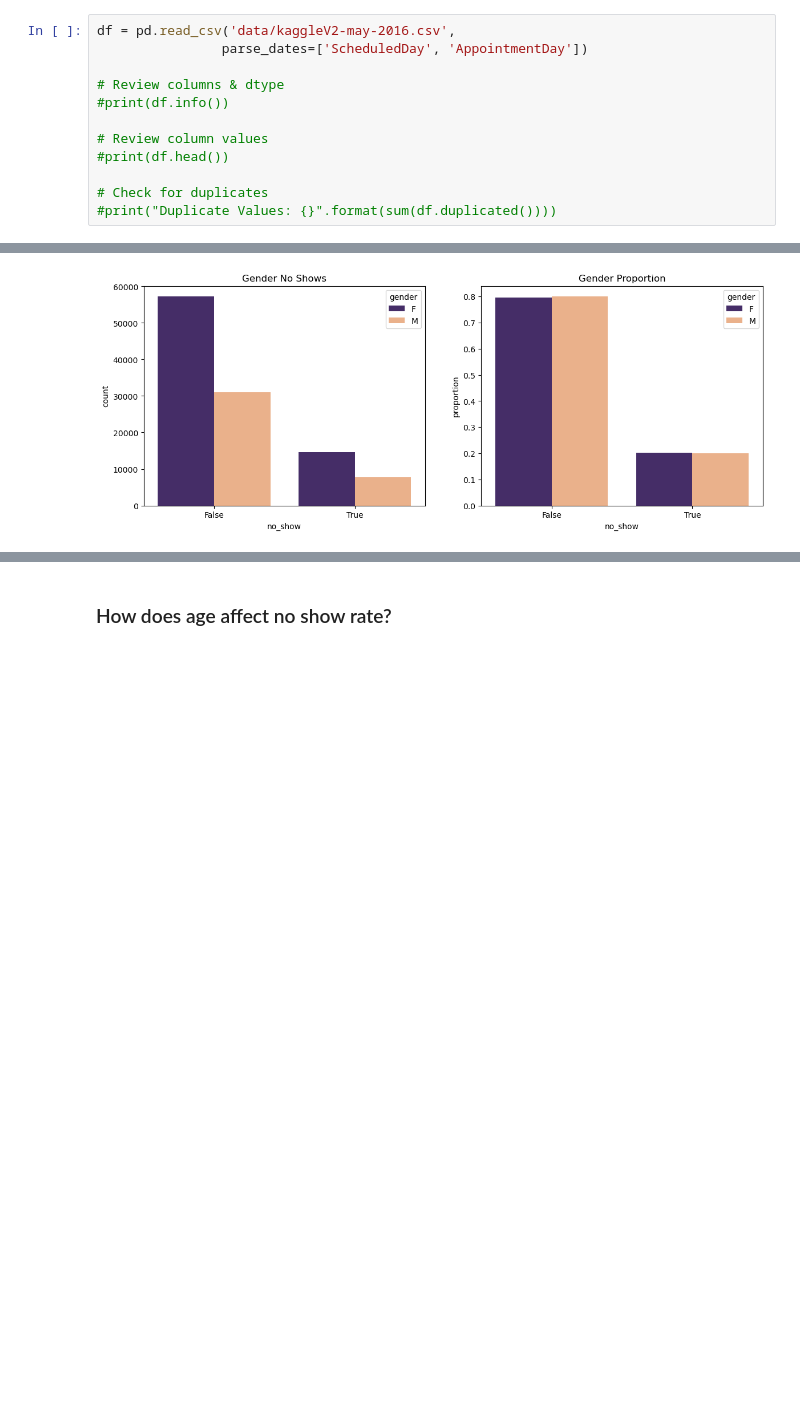
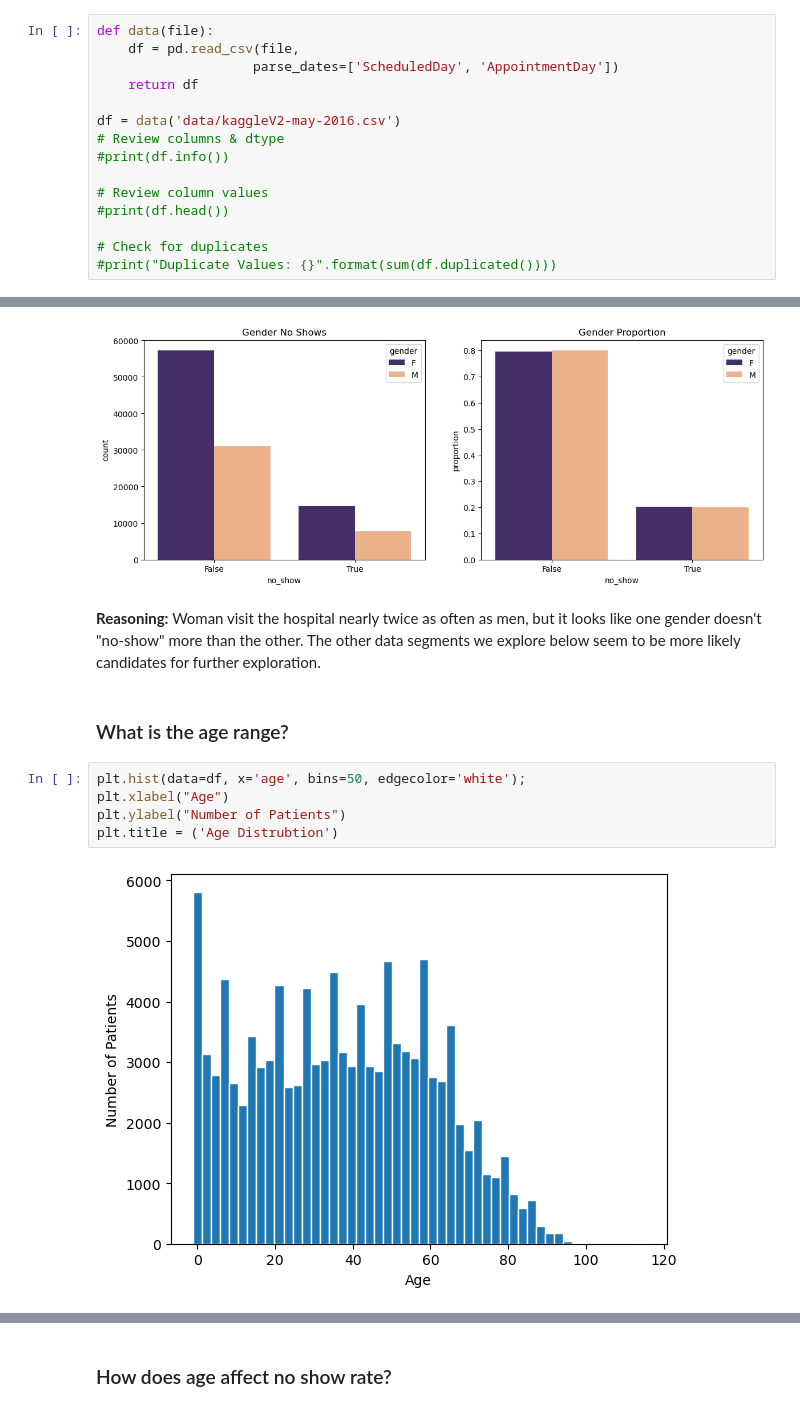
Before and after one commit to tristenwallace/medical-appointment-no-shows, a Jupyter notebook: no_show_appointments_analysis.ipynb, the cells around one changed output, grey strips where cells are left out. Saved outputs shown, nothing was run; the diff lists cells and outputs as text; blank space fills up the shorter version.

Commit message:
Add reasoning to visuals

```diff
--- a/no_show_appointments_analysis.ipynb
+++ b/no_show_appointments_analysis.ipynb
@@ -40,9 +40,12 @@ warnings.simplefilter(action='ignore', category=FutureWarning)
 
 ### General Properties
 # %%
-df = pd.read_csv('data/kaggleV2-may-2016.csv',
-                parse_dates=['ScheduledDay', 'AppointmentDay'])
+def data(file):
+    df = pd.read_csv(file,
+                    parse_dates=['ScheduledDay', 'AppointmentDay'])
+    return df
 
+df = data('data/kaggleV2-may-2016.csv')
 # Review columns & dtype
 #print(df.info())
 
@@ -102,3 +105,15 @@ sns.barplot(data=g_prop, x='no_show', y='proportion', hue='gender', palette=['#4
 ax2.set_title('Gender Proportion');
 # %% [output]
 [figure]
+# %% [markdown]
+**Reasoning:**
+Woman visit the hospital nearly twice as often as men, but it looks like one gender doesn't "no-show" more than the other. The other data segments we explore below seem to be more likely candidates for further exploration.
+# %% [markdown]
+### What is the age range?
+# %%
+plt.hist(data=df, x='age', bins=50, edgecolor='white');
+plt.xlabel("Age")
+plt.ylabel("Number of Patients")
+plt.title = ('Age Distrubtion')
+# %% [output]
+[figure, added]
```
Also changed, not shown: parts of 3 cells of this notebook.
